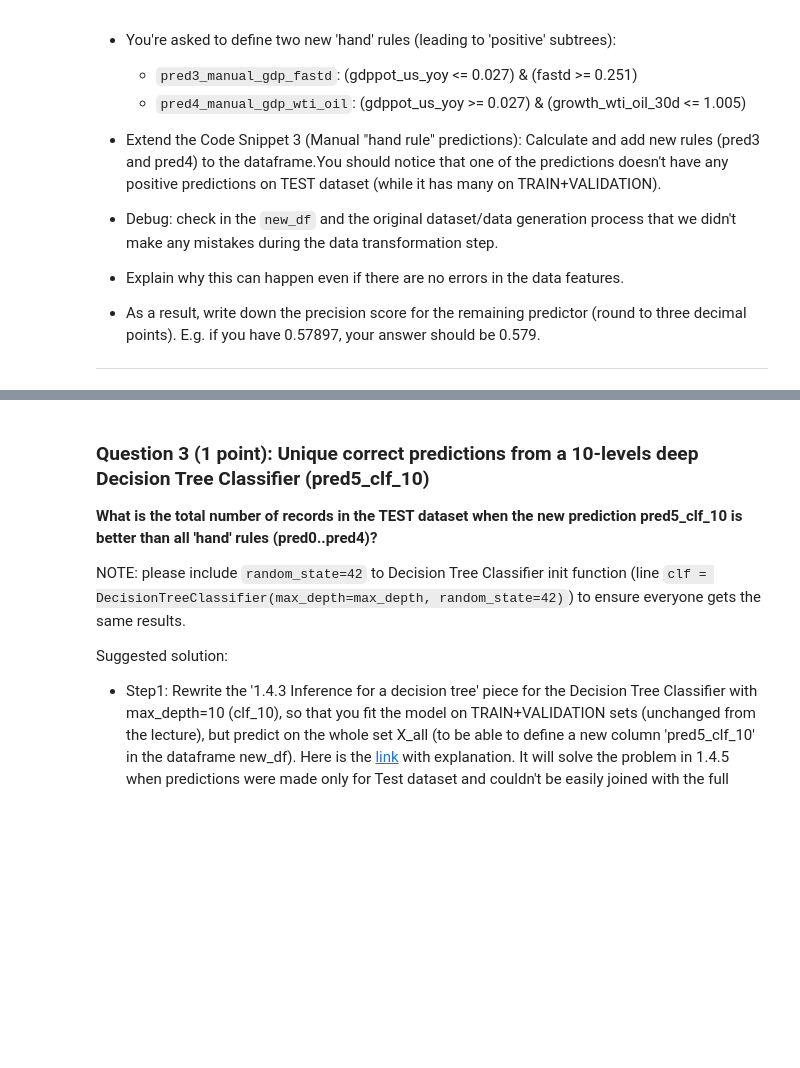
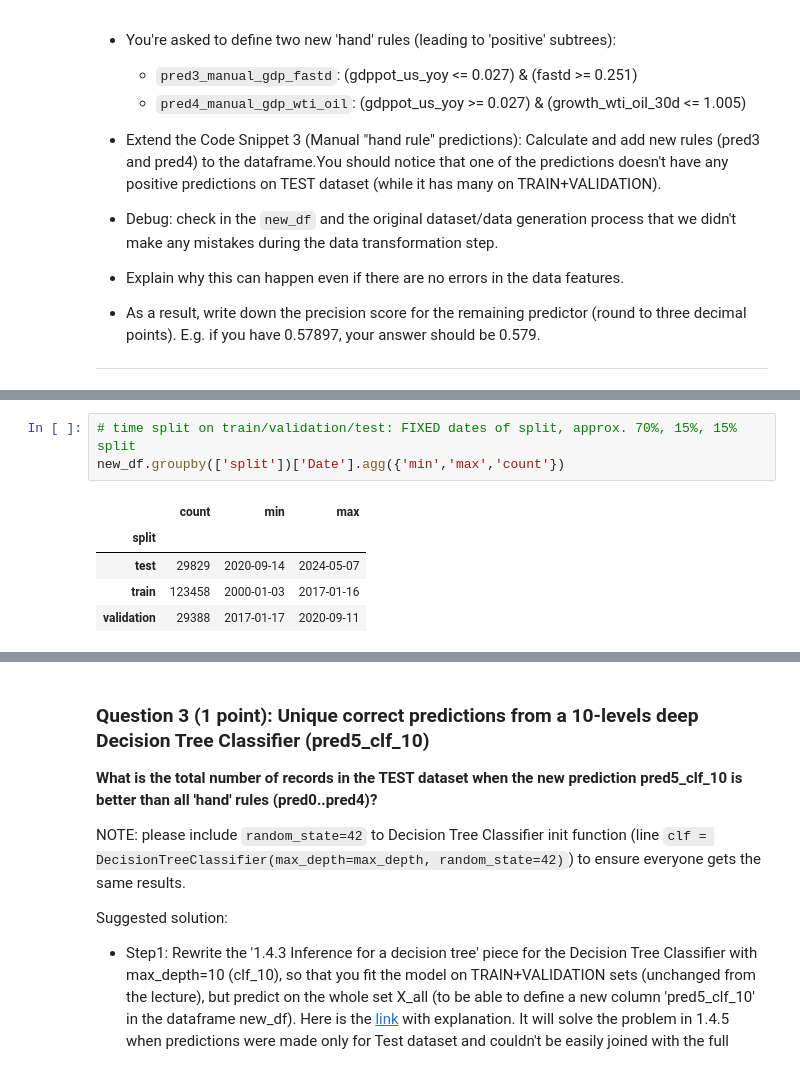
Before and after one commit to mary435/stock-markets-analytics, a Jupyter notebook: 03/hw_03.ipynb, the cells around one changed output, grey strips where cells are left out. Drawn from its saved outputs; the diff is of its cells as text; blank space fills up the shorter version.

```diff
--- a/03/hw_03.ipynb
+++ b/03/hw_03.ipynb
@@ -352,0 +428,9 @@ Let's utilize the knowledge from the visualised tree (clf10) (Code Snippet 5: 1.
+# %%
+# time split on train/validation/test: FIXED dates of split, approx. 70%, 15%, 15% split
+new_df.groupby(['split'])['Date'].agg({'min','max','count'})
+# %% [output]
+|  | count | min | max |
+| split |  |  |  |
+| test | 29829 | 2020-09-14 | 2024-05-07 |
+| train | 123458 | 2000-01-03 | 2017-01-16 |
+| validation | 29388 | 2017-01-17 | 2020-09-11 |
```
Also changed, not shown: parts of 17 cells of this notebook.
